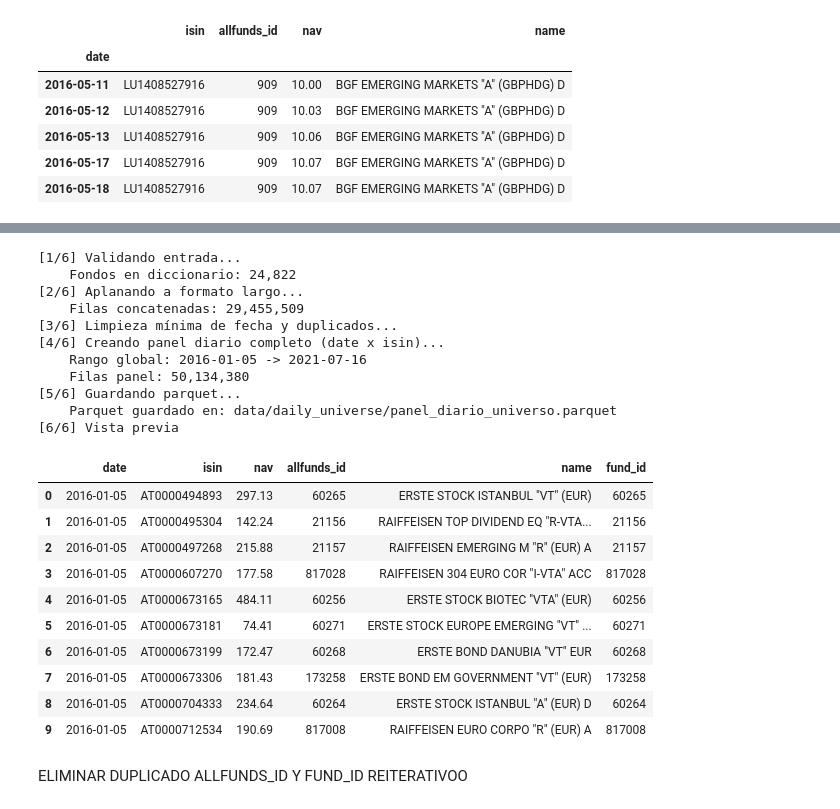
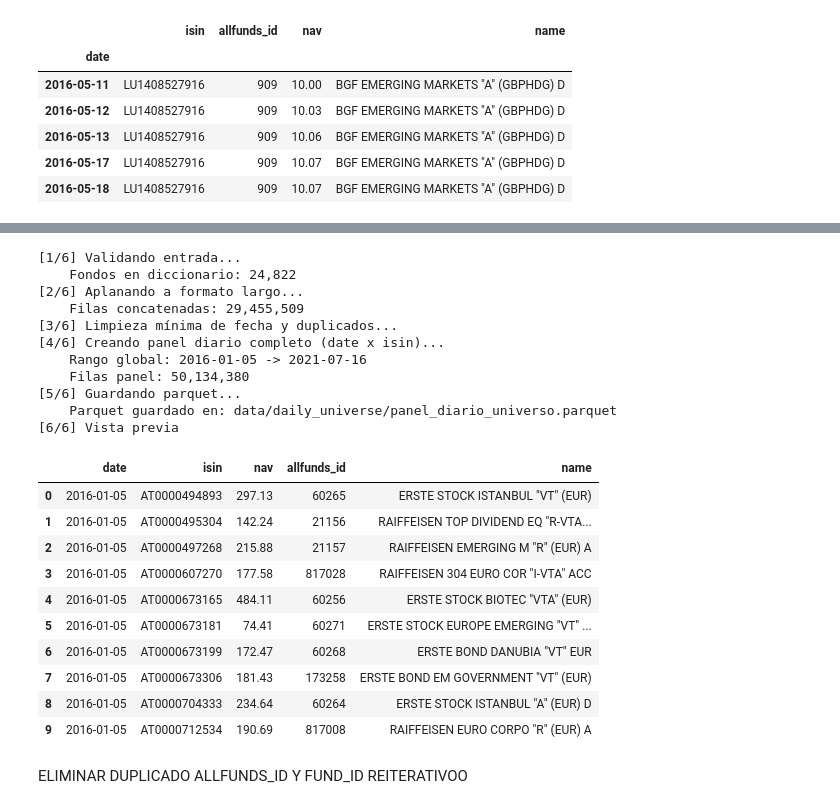
Before and after one commit to Romequinco/TAREA_SUPERVISED_LEARNIGN_-AND_DATA_PREPROCESSING, a Jupyter notebook: TAREA.ipynb, the cells around one changed output, grey strips where cells are left out. Drawn from its saved outputs; the diff is of its cells as text; code cells hidden in the pictures.

```diff
--- a/TAREA.ipynb
+++ b/TAREA.ipynb
@@ -264,7 +272,8 @@ for fund_id, df in navs_dict.items():
         continue
 
     tmp["fund_id"] = fund_id
-    keep = ["fund_id", "date", "allfunds_id", "isin", "name", "nav"]
+    # Evitamos duplicar IDs: conservamos allfunds_id como identificador canónico del fondo
+    keep = ["date", "allfunds_id", "isin", "name", "nav"]
     keep = [c for c in keep if c in tmp.columns]
     tmp = tmp[keep]
 
@@ -306,7 +315,7 @@ daily_panel = calendar_df.merge(isins_df, on="k", how="inner").drop(columns="k")
 obs = daily_long_raw[["date", "isin", "nav"]]
 daily_panel = daily_panel.merge(obs, on=["date", "isin"], how="left")
 
-meta_cols = [c for c in ["allfunds_id", "name", "fund_id"] if c in daily_long_raw.columns]
+meta_cols = [c for c in ["allfunds_id", "name"] if c in daily_long_raw.columns]
 if meta_cols:
     meta_by_isin = (
         daily_long_raw
@@ -319,44 +328,44 @@ daily_panel = daily_panel.sort_values(["date", "isin"]).reset_index(drop=True)
 
 print(f"    Rango global: {global_min.date()} -> {global_max.date()}")
 print(f"    Filas panel: {len(daily_panel):,}")
 
 print("[5/6] Guardando parquet...")
 OUT_DIR = Path("data") / "daily_universe"
 OUT_DIR.mkdir(parents=True, exist_ok=True)
 
 OUT_PARQUET = OUT_DIR / "panel_diario_universo.parquet"
 if OUT_PARQUET.exists():
     OUT_PARQUET.unlink()
 
 daily_panel.to_parquet(OUT_PARQUET, index=False)
 
 print(f"    Parquet guardado en: {OUT_PARQUET.as_posix()}")
 
 print("[6/6] Vista previa")
 display(daily_panel.head(10))
 # %% [output]
 [1/6] Validando entrada...
     Fondos en diccionario: 24,822
 [2/6] Aplanando a formato largo...
     Filas concatenadas: 29,455,509
 [3/6] Limpieza mínima de fecha y duplicados...
 [4/6] Creando panel diario completo (date x isin)...
     Rango global: 2016-01-05 -> 2021-07-16
     Filas panel: 50,134,380
 [5/6] Guardando parquet...
     Parquet guardado en: data/daily_universe/panel_diario_universo.parquet
 [6/6] Vista previa
-|  | date | isin | nav | allfunds_id | name | fund_id |
-| 0 | 2016-01-05 | AT0000494893 | 297.13 | 60265 | ERSTE STOCK ISTANBUL "VT" (EUR) | 60265 |
-| 1 | 2016-01-05 | AT0000495304 | 142.24 | 21156 | RAIFFEISEN TOP DIVIDEND EQ "R-VTA... | 21156 |
-| 2 | 2016-01-05 | AT0000497268 | 215.88 | 21157 | RAIFFEISEN EMERGING M "R" (EUR) A | 21157 |
-| 3 | 2016-01-05 | AT0000607270 | 177.58 | 817028 | RAIFFEISEN 304 EURO COR "I-VTA" ACC | 817028 |
-| 4 | 2016-01-05 | AT0000673165 | 484.11 | 60256 | ERSTE STOCK BIOTEC "VTA" (EUR) | 60256 |
-| 5 | 2016-01-05 | AT0000673181 | 74.41 | 60271 | ERSTE STOCK EUROPE EMERGING "VT" ... | 60271 |
-| 6 | 2016-01-05 | AT0000673199 | 172.47 | 60268 | ERSTE BOND DANUBIA "VT" EUR | 60268 |
-| 7 | 2016-01-05 | AT0000673306 | 181.43 | 173258 | ERSTE BOND EM GOVERNMENT "VT" (EUR) | 173258 |
-| 8 | 2016-01-05 | AT0000704333 | 234.64 | 60264 | ERSTE STOCK ISTANBUL "A" (EUR) D | 60264 |
-| 9 | 2016-01-05 | AT0000712534 | 190.69 | 817008 | RAIFFEISEN EURO CORPO "R" (EUR) A | 817008 |
+|  | date | isin | nav | allfunds_id | name |
+| 0 | 2016-01-05 | AT0000494893 | 297.13 | 60265 | ERSTE STOCK ISTANBUL "VT" (EUR) |
+| 1 | 2016-01-05 | AT0000495304 | 142.24 | 21156 | RAIFFEISEN TOP DIVIDEND EQ "R-VTA... |
+| 2 | 2016-01-05 | AT0000497268 | 215.88 | 21157 | RAIFFEISEN EMERGING M "R" (EUR) A |
+| 3 | 2016-01-05 | AT0000607270 | 177.58 | 817028 | RAIFFEISEN 304 EURO COR "I-VTA" ACC |
+| 4 | 2016-01-05 | AT0000673165 | 484.11 | 60256 | ERSTE STOCK BIOTEC "VTA" (EUR) |
+| 5 | 2016-01-05 | AT0000673181 | 74.41 | 60271 | ERSTE STOCK EUROPE EMERGING "VT" ... |
+| 6 | 2016-01-05 | AT0000673199 | 172.47 | 60268 | ERSTE BOND DANUBIA "VT" EUR |
+| 7 | 2016-01-05 | AT0000673306 | 181.43 | 173258 | ERSTE BOND EM GOVERNMENT "VT" (EUR) |
+| 8 | 2016-01-05 | AT0000704333 | 234.64 | 60264 | ERSTE STOCK ISTANBUL "A" (EUR) D |
+| 9 | 2016-01-05 | AT0000712534 | 190.69 | 817008 | RAIFFEISEN EURO CORPO "R" (EUR) A |
 # %% [markdown]
 ELIMINAR DUPLICADO ALLFUNDS_ID Y FUND_ID REITERATIVOO
 # %% [markdown]
```
Also changed, not shown: parts of 2 cells of this notebook, 2 other files.
